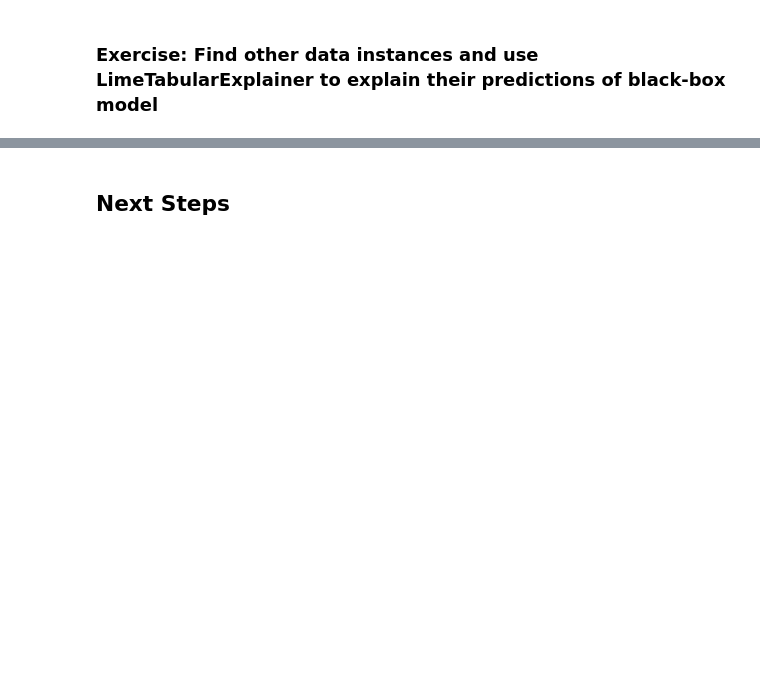
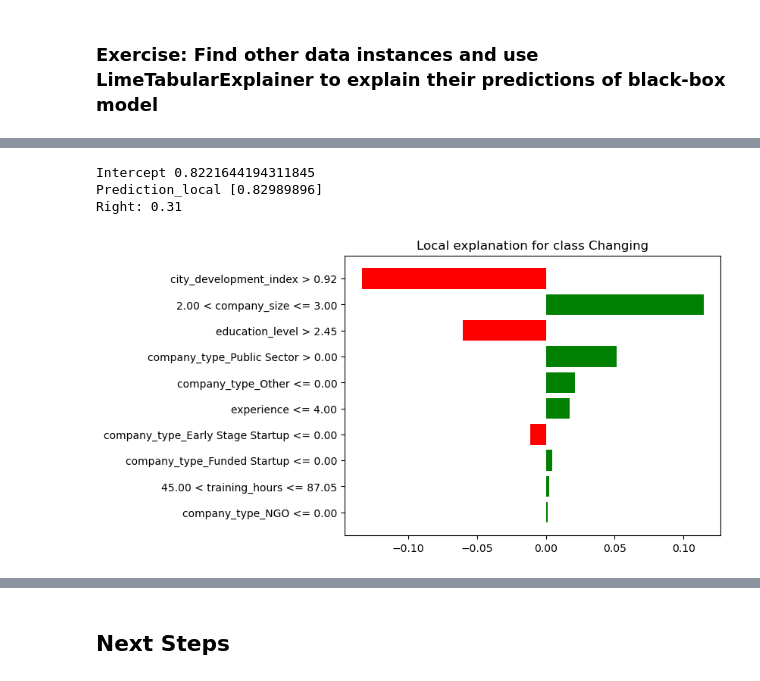
Before and after one commit to Kasheme/IBM-ML-Course-Repo, a Jupyter notebook: Classification/Model Interpretability/lab_jupyter_model-explanations.ipynb, the cells around one changed output, grey strips where cells are left out. Saved outputs shown, nothing was run; the diff lists cells and outputs as text; code cells hidden in the pictures; blank space fills up the shorter version.

```diff
--- a/Classification/Model Interpretability/lab_jupyter_model-explanations.ipynb
+++ b/Classification/Model Interpretability/lab_jupyter_model-explanations.ipynb
@@ -351,3 +364,5 @@ From the bar chart above, you can immediately find those important features with
+# %%
+tree_surrogate = DecisionTreeClassifier(random_state=123, max_depth=5, max_features=10)
 # %% [markdown]
 <details><summary>Click here for a sample solution</summary>
 
@@ -359,8 +374,9 @@ tree_surrogate = DecisionTreeClassifier(random_state=123,
 
 </details>
 # %%
-# Type your answer here
 # Train the decision tree model with X_test and y_blackbox, and make predictions on X_test
+tree_surrogate.fit(X_test, y_blackbox)
+tree_surrogate_preds = tree_surrogate.predict(X_test)
 # %% [markdown]
 <details><summary>Click here for a sample solution</summary>
 
@@ -457,3 +501,7 @@ This interpretation is also aligned with our common sense, that is, if a well-ed
 ### Exercise: Find other data instances and use LimeTabularExplainer to explain their predictions of black-box model
 # %%
 # Update instance_index, and rerun the explainer.explain_instance() method
+selected_instance = 35
+instance_index = X_test.iloc[[selected_instance]]
+lime_test_instance = instance_index.values.reshape(-1)
+instance_index
@@ -459,0 +511,8 @@ This interpretation is also aligned with our common sense, that is, if a well-ed
+# %%
+exp = explainer.explain_instance(lime_test_instance, black_box_model.predict_proba, num_features=10)
+exp.as_pyplot_figure();
+# %% [output]
+Intercept 0.8221644194311845
+Prediction_local [0.82989896]
+Right: 0.31
+[figure, added]
```
Also changed, not shown: parts of 23 cells of this notebook.
